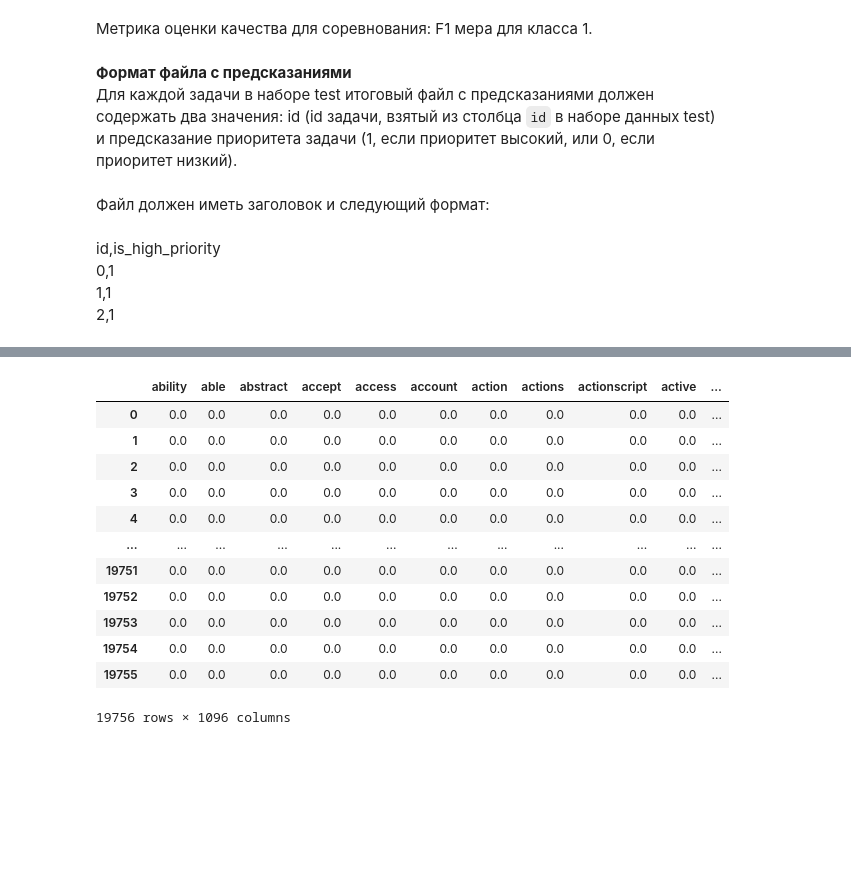
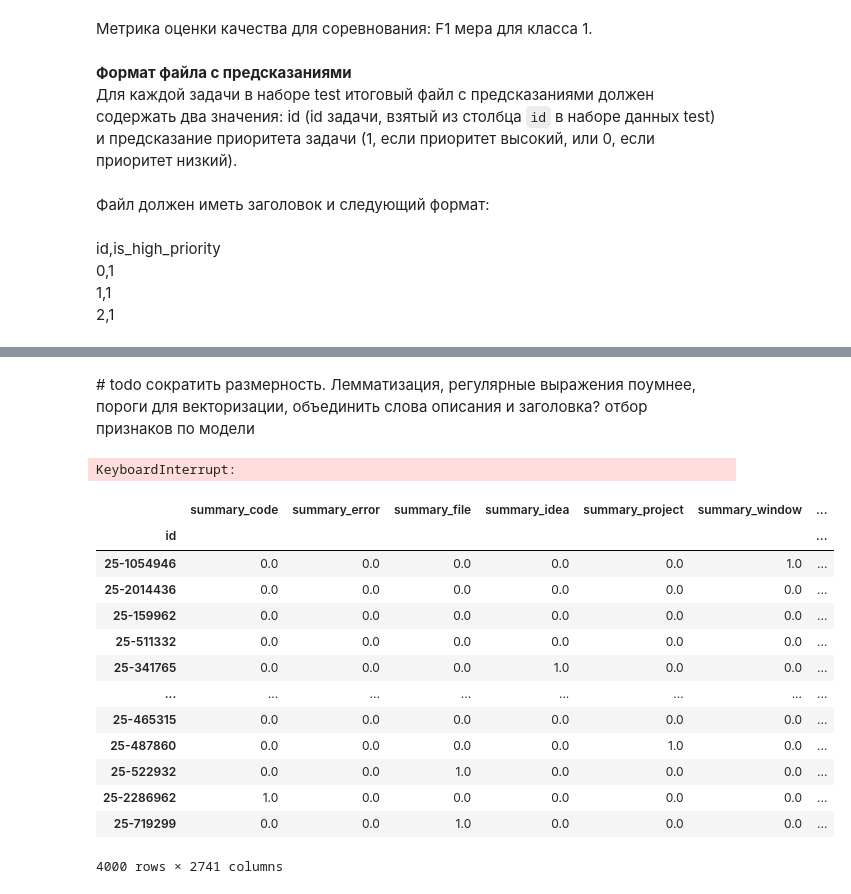
Before and after one commit to W1ldGoose/Data-Science, a Jupyter notebook: Radiculitki.ipynb, the cells around one changed output, grey strips where cells are left out. Cells and saved outputs as stored; diff of their text form; code cells hidden in the pictures; blank space fills up the shorter version.

```diff
--- a/Radiculitki.ipynb
+++ b/Radiculitki.ipynb
@@ -103,0 +211,4 @@ Name: is_high_priority, dtype: int64
+# %%
+prep_train_data = prep_train_data.sample(frac = 1)
+chunks = np.array_split(prep_train_data, 12)
+#y = chunks[0]['is_high_priority']
@@ -103,0 +231,44 @@ Name: is_high_priority, dtype: int64
+# %% [markdown]
+\# todo сократить размерность. Лемматизация, регулярные выражения поумнее, пороги для векторизации, объединить слова описания и заголовка?
+отбор признаков по модели
+# %%
+from sklearn_pandas import DataFrameMapper
+
+preprocessor = DataFrameMapper([('summary', TfidfVectorizer(min_df=.05, max_df=0.5,
+                                   # token_pattern=r'[A-Za-z]{2,}',
+                                    tokenizer=LemmaTokenizer())),
+                               ('description', TfidfVectorizer(min_df=.15, max_df=0.4,
+                                    tokenizer=LemmaTokenizer())),
+                                (['Type.name'], OneHotEncoder(sparse=False, handle_unknown='ignore')),
+                                (['reporter_name'], OneHotEncoder(sparse=False, handle_unknown='ignore')),
+                                (['Subsystem.name'], OneHotEncoder(sparse=False, handle_unknown='ignore')),
+                                ('Year', None),
+                                ('Month', None),
+                                ('Day', None),
+                                ('Hour', None),
+                                ],
+                               input_df=True,
+                               df_out=True)
+# %%
+X, Y = chunks[0].drop(['is_high_priority'], axis=1), chunks[0]['is_high_priority']
+# %%
+test_data = preprocessor.fit_transform(X)
+# %% [output]
+KeyboardInterrupt:
+# %%
+test_data
+# %% [output]
+|  | summary_code | summary_error | summary_file | summary_idea | summary_project | summary_window | ... |
+| id |  |  |  |  |  |  | ... |
+| 25-1054946 | 0.0 | 0.0 | 0.0 | 0.0 | 0.0 | 1.0 | ... |
+| 25-2014436 | 0.0 | 0.0 | 0.0 | 0.0 | 0.0 | 0.0 | ... |
+| 25-159962 | 0.0 | 0.0 | 0.0 | 0.0 | 0.0 | 0.0 | ... |
+| 25-511332 | 0.0 | 0.0 | 0.0 | 0.0 | 0.0 | 0.0 | ... |
+| 25-341765 | 0.0 | 0.0 | 0.0 | 1.0 | 0.0 | 0.0 | ... |
+| ... | ... | ... | ... | ... | ... | ... | ... |
+| 25-465315 | 0.0 | 0.0 | 0.0 | 0.0 | 0.0 | 0.0 | ... |
+| 25-487860 | 0.0 | 0.0 | 0.0 | 0.0 | 1.0 | 0.0 | ... |
+| 25-522932 | 0.0 | 0.0 | 1.0 | 0.0 | 0.0 | 0.0 | ... |
+| 25-2286962 | 1.0 | 0.0 | 0.0 | 0.0 | 0.0 | 0.0 | ... |
+| 25-719299 | 0.0 | 0.0 | 1.0 | 0.0 | 0.0 | 0.0 | ... |
+4000 rows × 2741 columns
@@ -113,26 +282,0 @@ from spacy.lang.en.stop_words import STOP_WORDS
-# %%
-from sklearn.feature_extraction.text import TfidfVectorizer
-tfidf_vec = TfidfVectorizer(min_df=.001, max_df=0.5,
-                            token_pattern=r'[A-Za-z]{2,}',
-                            stop_words=STOP_WORDS)
-
-tfidf_vec.fit(X_text_train)
-
-X_text_vect_sample = pd.DataFrame(tfidf_vec.transform(X_text_train).todense(),
-                                  columns=tfidf_vec.get_feature_names_out())
-
-X_text_vect_sample
-# %% [output]
-|  | ability | able | abstract | accept | access | account | action | actions | actionscript | active | ... |
-| 0 | 0.0 | 0.0 | 0.0 | 0.0 | 0.0 | 0.0 | 0.0 | 0.0 | 0.0 | 0.0 | ... |
-| 1 | 0.0 | 0.0 | 0.0 | 0.0 | 0.0 | 0.0 | 0.0 | 0.0 | 0.0 | 0.0 | ... |
-| 2 | 0.0 | 0.0 | 0.0 | 0.0 | 0.0 | 0.0 | 0.0 | 0.0 | 0.0 | 0.0 | ... |
-| 3 | 0.0 | 0.0 | 0.0 | 0.0 | 0.0 | 0.0 | 0.0 | 0.0 | 0.0 | 0.0 | ... |
-| 4 | 0.0 | 0.0 | 0.0 | 0.0 | 0.0 | 0.0 | 0.0 | 0.0 | 0.0 | 0.0 | ... |
-| ... | ... | ... | ... | ... | ... | ... | ... | ... | ... | ... | ... |
-| 19751 | 0.0 | 0.0 | 0.0 | 0.0 | 0.0 | 0.0 | 0.0 | 0.0 | 0.0 | 0.0 | ... |
-| 19752 | 0.0 | 0.0 | 0.0 | 0.0 | 0.0 | 0.0 | 0.0 | 0.0 | 0.0 | 0.0 | ... |
-| 19753 | 0.0 | 0.0 | 0.0 | 0.0 | 0.0 | 0.0 | 0.0 | 0.0 | 0.0 | 0.0 | ... |
-| 19754 | 0.0 | 0.0 | 0.0 | 0.0 | 0.0 | 0.0 | 0.0 | 0.0 | 0.0 | 0.0 | ... |
-| 19755 | 0.0 | 0.0 | 0.0 | 0.0 | 0.0 | 0.0 | 0.0 | 0.0 | 0.0 | 0.0 | ... |
-19756 rows × 1096 columns
```
Also changed, not shown: parts of 48 cells of this notebook, 2 other files.
